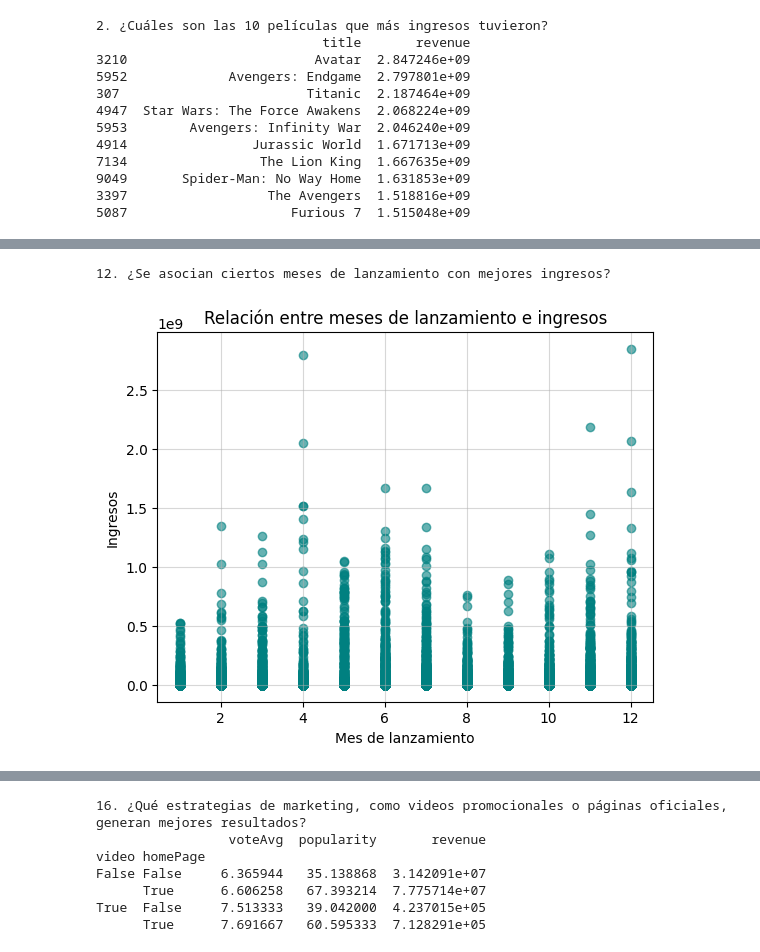
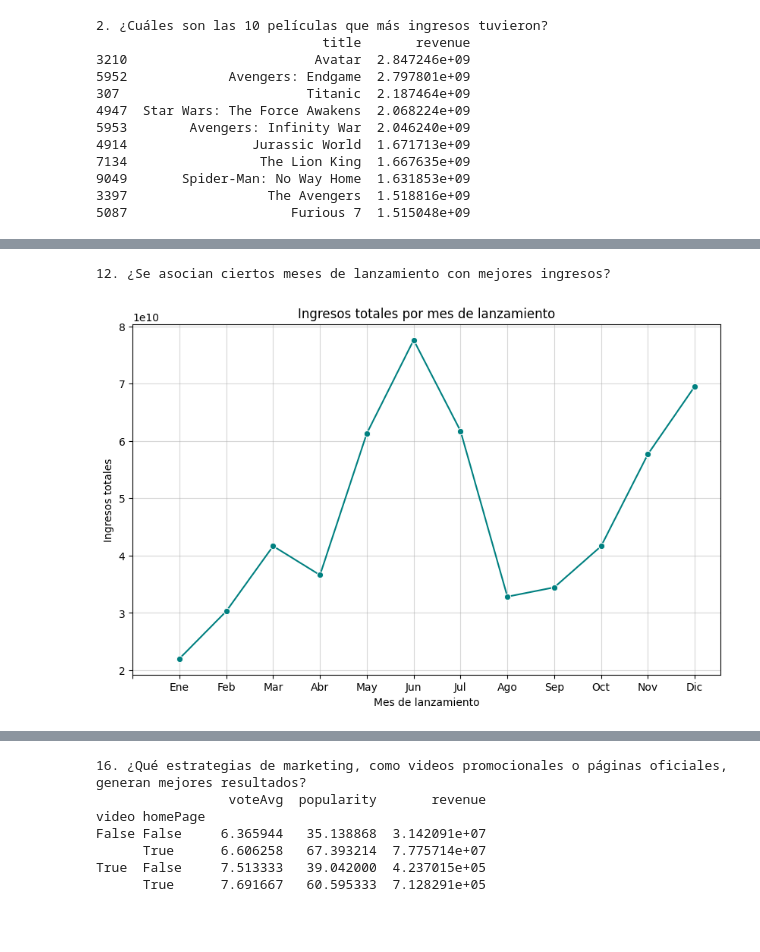
Before and after one commit to Fabiola-cc/CineVision_Studios, a Jupyter notebook: análisis_exploratorio.ipynb, the cells around one changed output, grey strips where cells are left out. Drawn from its saved outputs; the diff is of its cells as text; code cells hidden in the pictures; blank space fills up the shorter version.

```diff
--- a/análisis_exploratorio.ipynb
+++ b/análisis_exploratorio.ipynb
@@ -418,20 +408,44 @@ print(top_5_long)
 1263  Drama|History|Romance      248
 # %%
 print("8. ¿La cantidad de actores influye en los ingresos de las películas?")
-plt.scatter(datos['actorsAmount'], datos['revenue'], color='teal', alpha=0.6)
+plt.figure(figsize=(8, 6))
+sns.regplot(x=datos['actorsAmount'], y=datos['revenue'], scatter_kws={'alpha': 0.5}, line_kws={"color": "red"})
 plt.title('Relación entre cantidad de actores e ingresos')
 plt.xlabel('Cantidad de actores')
 plt.ylabel('Ingresos')
 plt.grid(alpha=0.5)
 plt.show()
 
+# Filtrar los datos para actores <= 1000
+datos_filtrados = datos[datos['actorsAmount'] <= 1000]
+
+# 📏 Scatter plot con línea de regresión
+plt.figure(figsize=(8, 6))
+sns.regplot(x=datos_filtrados['actorsAmount'],
+            y=datos_filtrados['revenue'],
+            scatter_kws={'alpha': 0.5},
+            line_kws={"color": "red"})
+plt.title('Relación entre cantidad de actores e ingresos (máx. 1000 actores)')
+plt.xlabel('Cantidad de actores')
+plt.ylabel('Ingresos')
+plt.grid(alpha=0.5)
+plt.show()
+
+# Calcular la correlación entre las calificaciones (actorsAmount) y los ingresos (revenue)
+correlacion = datos['actorsAmount'].corr(datos['revenue'])
+
+print(f"La correlación entre la cantidad de actores y los ingresos es: {correlacion}")
 
 print("\n¿se han hecho películas con más actores en los últimos años?")
 # Convertir releaseDate a tipo datetime (si no lo está)
 datos['releaseDate'] = pd.to_datetime(datos['releaseDate'], errors='coerce')
 
 # Extraer el año y agrupar
-actors_por_año = datos.groupby(datos['releaseDate'].dt.year)['actorsAmount'].sum()
+datos['año'] = datos['releaseDate'].dt.year
+
+df_ultimos_20_años = datos[datos['año'] >= (datos['año'].max() - 24)]
+actors_por_año = df_ultimos_20_años.groupby('año')['actorsAmount'].mean()
+
 
 # Mostrar los resultados
 print(actors_por_año)
@@ -483,18 +501,21 @@ print(top_20_directors)
 8226                                     Cybil Richards      9.0
 # %%
 print("12. ¿Se asocian ciertos meses de lanzamiento con mejores ingresos?")
-# Convertir releaseDate a tipo datetime (si no lo está)
-datos['releaseDate'] = pd.to_datetime(datos['releaseDate'], errors='coerce')
 
-plt.scatter(datos['releaseDate'].dt.month, datos['revenue'], color='teal', alpha=0.6)
-plt.title('Relación entre meses de lanzamiento e ingresos')
+plt.figure(figsize=(10, 6))
+ingresos_por_mes = datos.groupby('releaseMonth')['revenue'].sum()
+sns.lineplot(x=ingresos_por_mes.index, y=ingresos_por_mes.values, marker='o', color='teal')
+
+# Personalización
+plt.title('Ingresos totales por mes de lanzamiento')
 plt.xlabel('Mes de lanzamiento')
-plt.ylabel('Ingresos')
+plt.ylabel('Ingresos totales')
+plt.xticks(range(13), ['', 'Ene', 'Feb', 'Mar', 'Abr', 'May', 'Jun', 'Jul', 'Ago', 'Sep', 'Oct', 'Nov', 'Dic'])
 plt.grid(alpha=0.5)
 plt.show()
 # %% [output]
 12. ¿Se asocian ciertos meses de lanzamiento con mejores ingresos?
-[figure, old version]
+[figure, new version]
 # %%
 print("14. ¿Cómo se correlacionan las calificaciones con el éxito comercial?")
 
```
Also changed, not shown: parts of 5 cells of this notebook.
